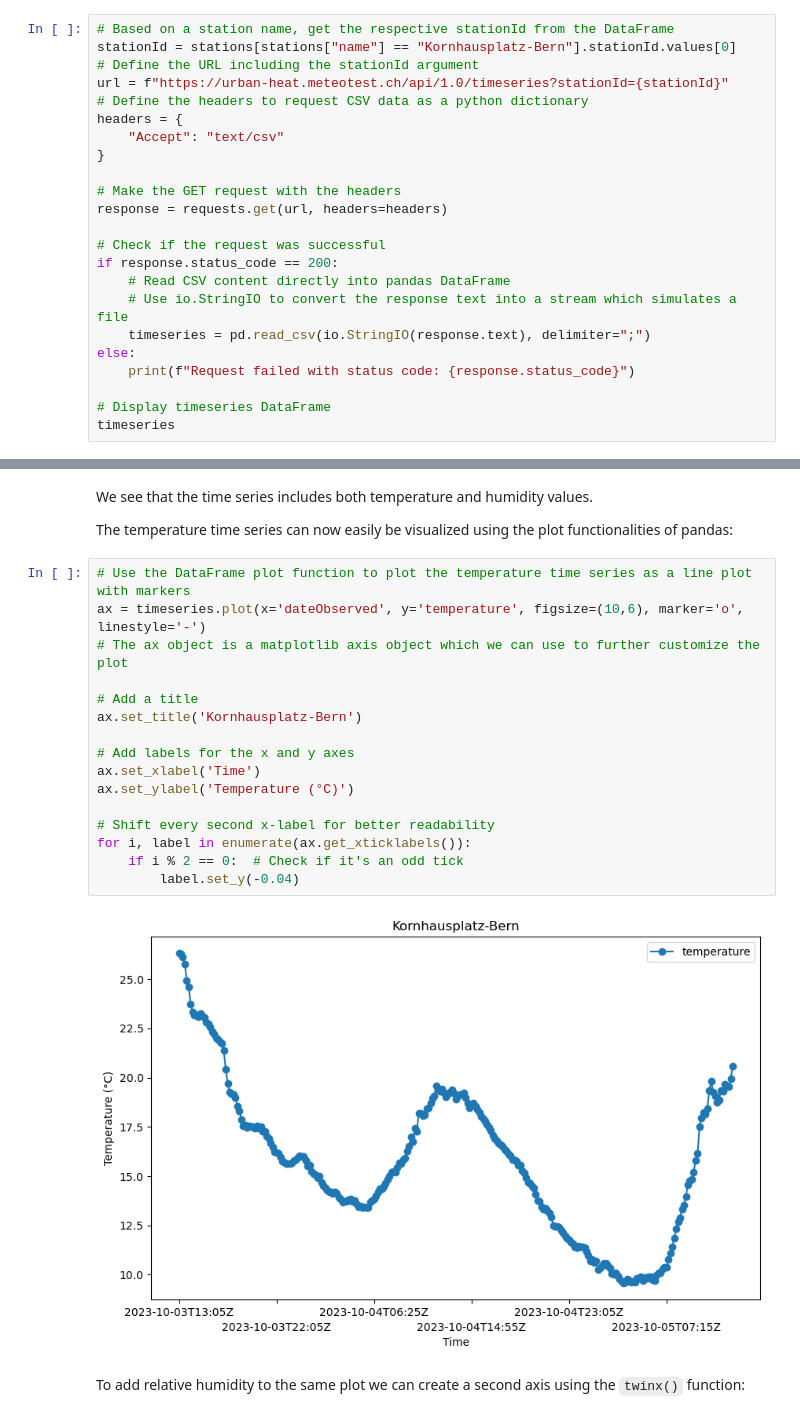
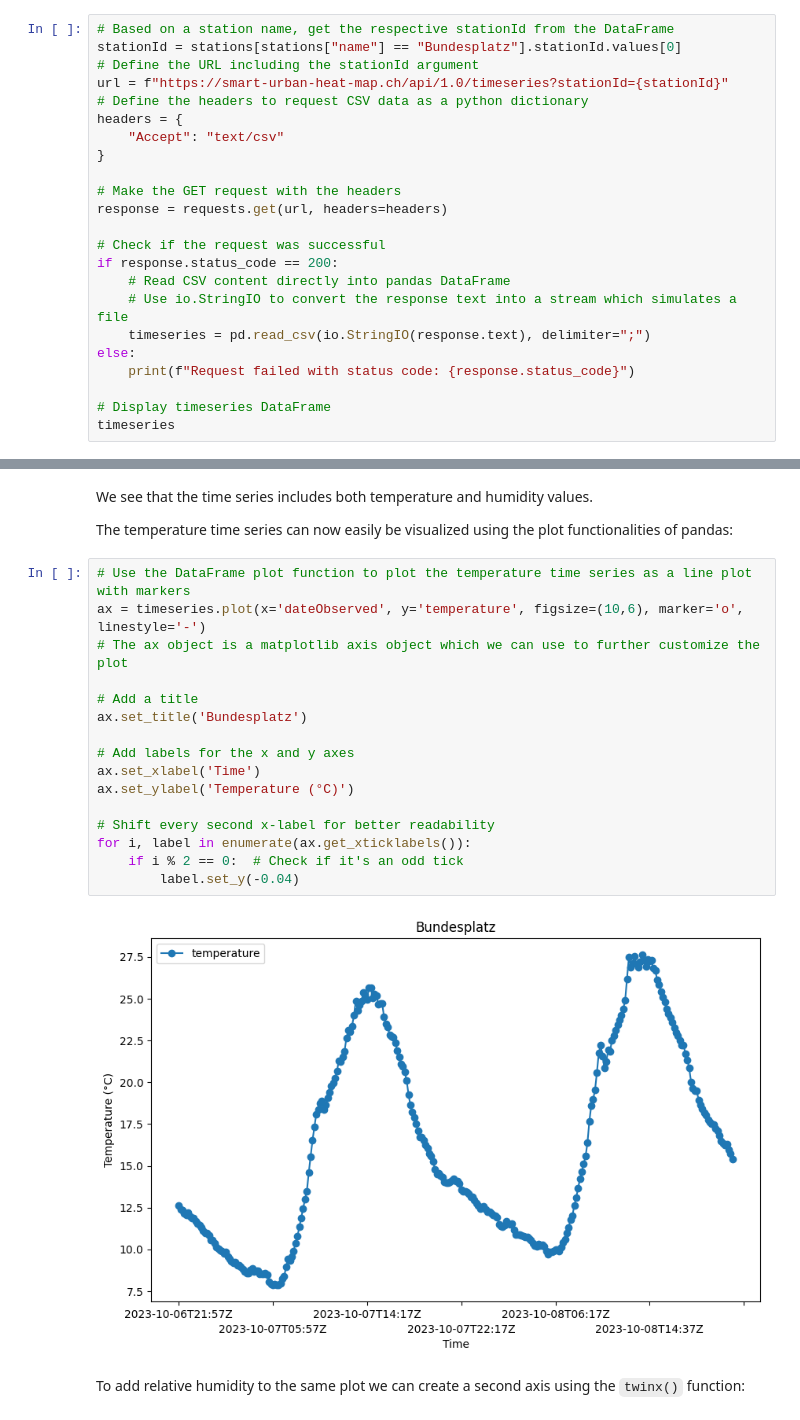
Before and after one commit to meteotest/urban-heat-API-docs, a Jupyter notebook: python_examples.ipynb, the cells around one changed output, grey strips where cells are left out. Saved outputs shown, nothing was run; the diff lists cells and outputs as text.

```diff
--- a/python_examples.ipynb
+++ b/python_examples.ipynb
@@ -250,9 +250,9 @@ For an easier read in of the data by `pandas` we can request the endpoint to ret
 For that we have to add `"Accept": "text/csv"` to the request header:
 # %%
 # Based on a station name, get the respective stationId from the DataFrame
-stationId = stations[stations["name"] == "Kornhausplatz-Bern"].stationId.values[0]
+stationId = stations[stations["name"] == "Bundesplatz"].stationId.values[0]
 # Define the URL including the stationId argument
-url = f"https://urban-heat.meteotest.ch/api/1.0/timeseries?stationId={stationId}"
+url = f"https://smart-urban-heat-map.ch/api/1.0/timeseries?stationId={stationId}"
 # Define the headers to request CSV data as a python dictionary
 headers = {
     "Accept": "text/csv"
@@ -292,21 +292,21 @@ The temperature time series can now easily be visualized using the plot function
 # %%
 # Use the DataFrame plot function to plot the temperature time series as a line plot with markers
 ax = timeseries.plot(x='dateObserved', y='temperature', figsize=(10,6), marker='o', linestyle='-')
 # The ax object is a matplotlib axis object which we can use to further customize the plot
 
 # Add a title
-ax.set_title('Kornhausplatz-Bern')
+ax.set_title('Bundesplatz')
 
 # Add labels for the x and y axes
 ax.set_xlabel('Time')
 ax.set_ylabel('Temperature (°C)')
 
 # Shift every second x-label for better readability
 for i, label in enumerate(ax.get_xticklabels()):
     if i % 2 == 0:  # Check if it's an odd tick
         label.set_y(-0.04)
 # %% [output]
-[figure, old version]
+[figure, new version]
 # %% [markdown]
 To add relative humidity to the same plot we can create a second axis using the `twinx()` function:
 # %%
```
Also changed, not shown: parts of 14 cells of this notebook, 4 other files.
